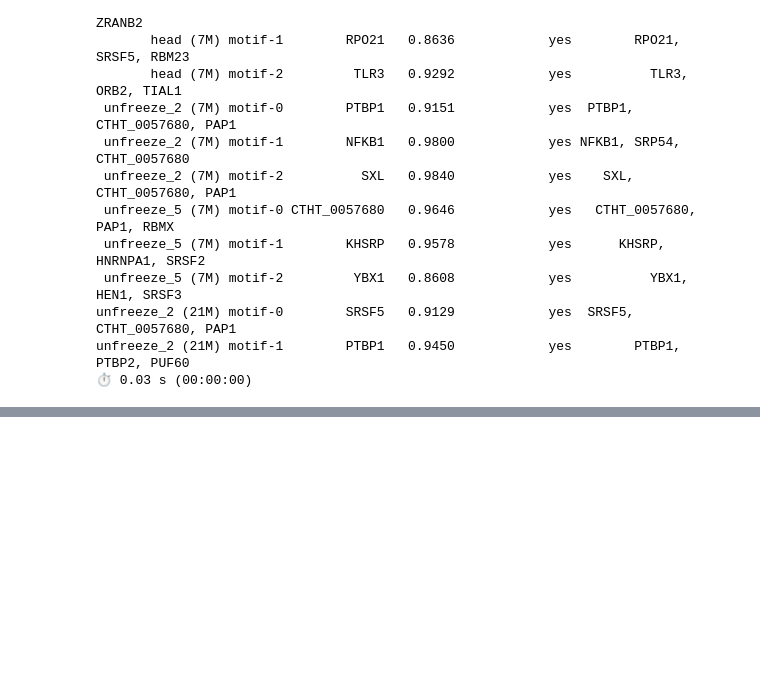
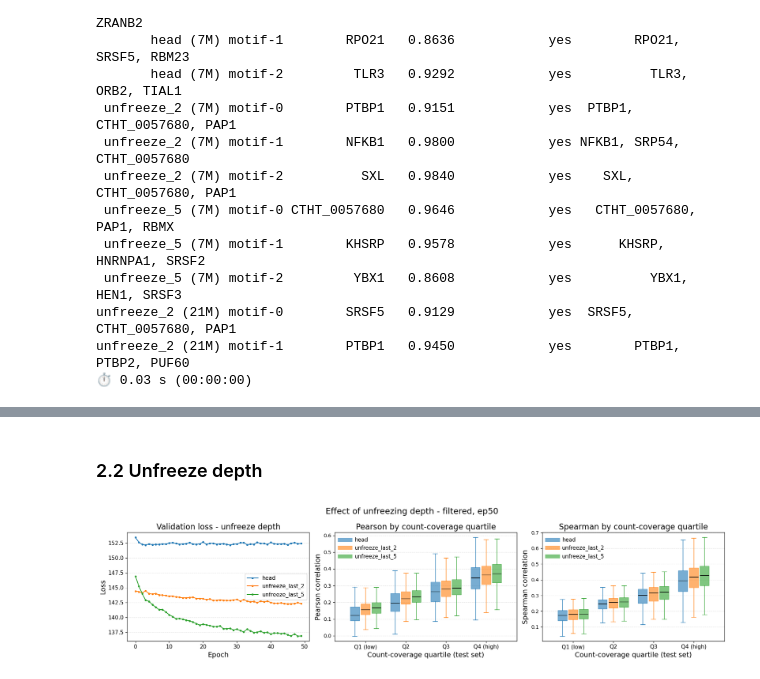
Before and after one commit to ml4rg26-deconvgclip/parnet--globalclip-head, a Jupyter notebook: notebooks/globalclip-head-clean/05_comparison_plots.ipynb, the cells around one changed output, grey strips where cells are left out. Saved outputs shown, nothing was run; the diff lists cells and outputs as text; code cells hidden in the pictures; blank space fills up the shorter version.

```diff
--- a/notebooks/globalclip-head-clean/05_comparison_plots.ipynb
+++ b/notebooks/globalclip-head-clean/05_comparison_plots.ipynb
@@ -465,0 +695,32 @@ unfreeze_2 (21M) motif-1        PTBP1   0.9450            yes        PTBP1, PTBP
+# %% [markdown]
+### 2.2 Unfreeze depth
+# %%
+fig, axes = plt.subplots(1, 3, figsize=(18, 4.5))
+
+# ── Loss curves ────────────────────────────────────────────────────────────────
+for label, run in RUNS_UNFREEZE_DEPTH.items():
+    try:
+        df = load_loss_curve(run)
+        axes[0].plot(df["epoch"], df["val/loss"], marker="o", markersize=3, label=label)
+    except (FileNotFoundError, IndexError):
+        logger.warning(f"Missing loss data: {run}")
+
+axes[0].set_title("Validation loss - unfreeze depth", fontsize=FONT_SIZES['title'])
+axes[0].set_xlabel("Epoch", fontsize=FONT_SIZES['axis_label'])
+axes[0].set_ylabel("Loss", fontsize=FONT_SIZES['axis_label'])
+axes[0].tick_params(labelsize=FONT_SIZES['tick_label'])
+axes[0].legend(fontsize=FONT_SIZES['legend'])
+axes[0].grid(axis='y', alpha=0.3, linestyle='--')
+
+# ── Per-quartile Pearson / Spearman box plots ────────────────────────────────
+plot_quartile_boxplot(axes[1], RUNS_UNFREEZE_DEPTH, metric="pearson",
+                       title="Pearson by count-coverage quartile")
+plot_quartile_boxplot(axes[2], RUNS_UNFREEZE_DEPTH, metric="spearman",
+                       title="Spearman by count-coverage quartile")
+
+plt.suptitle("Effect of unfreezing depth - filtered, ep50", fontsize=FONT_SIZES['suptitle'])
+plt.tight_layout()
+plt.savefig(FIGURES_DIR / "comparison_unfreeze_depth.png", dpi=150, bbox_inches="tight")
+plt.show()
+# %% [output]
+[figure, added]
```
Also changed, not shown: parts of 14 cells of this notebook, 1 other file.
